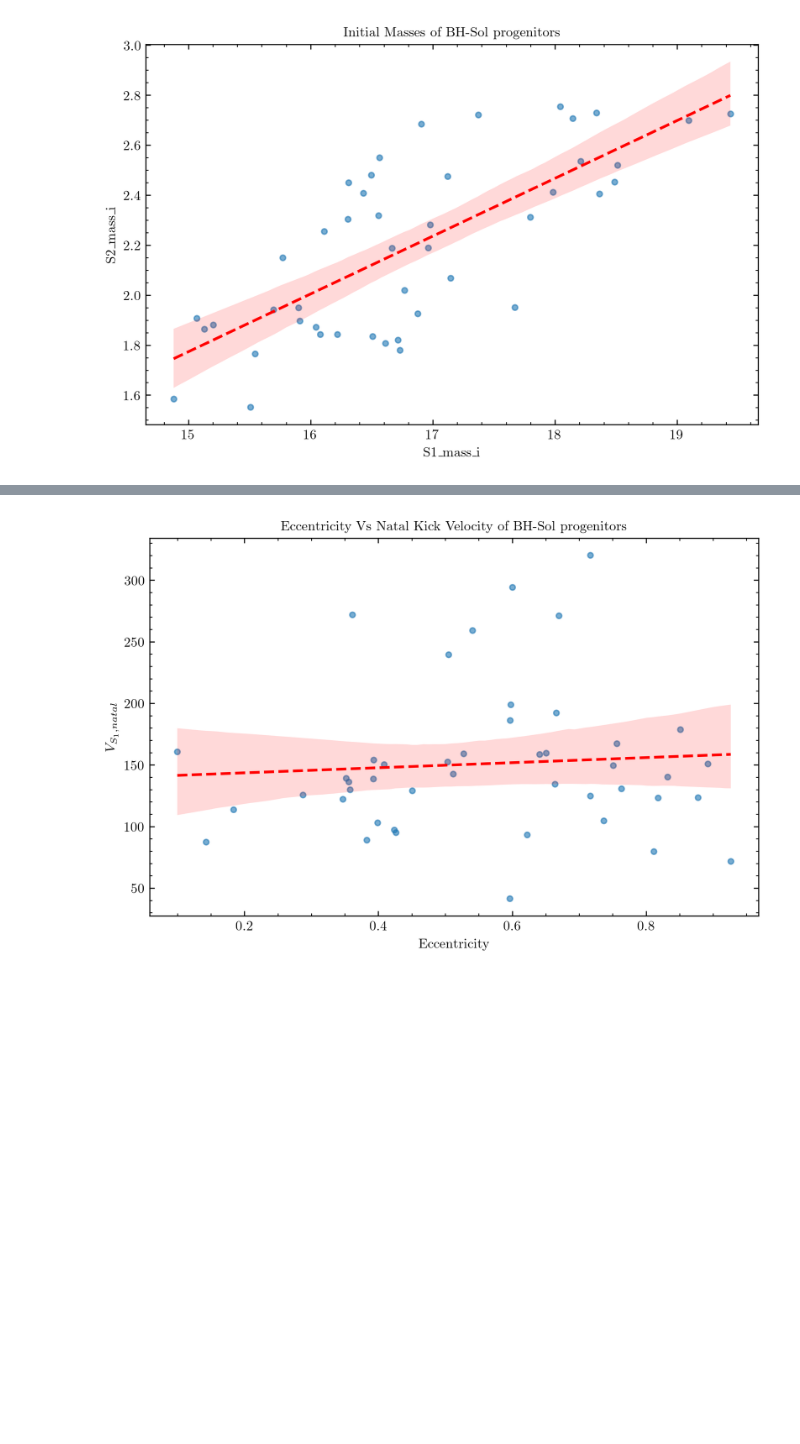
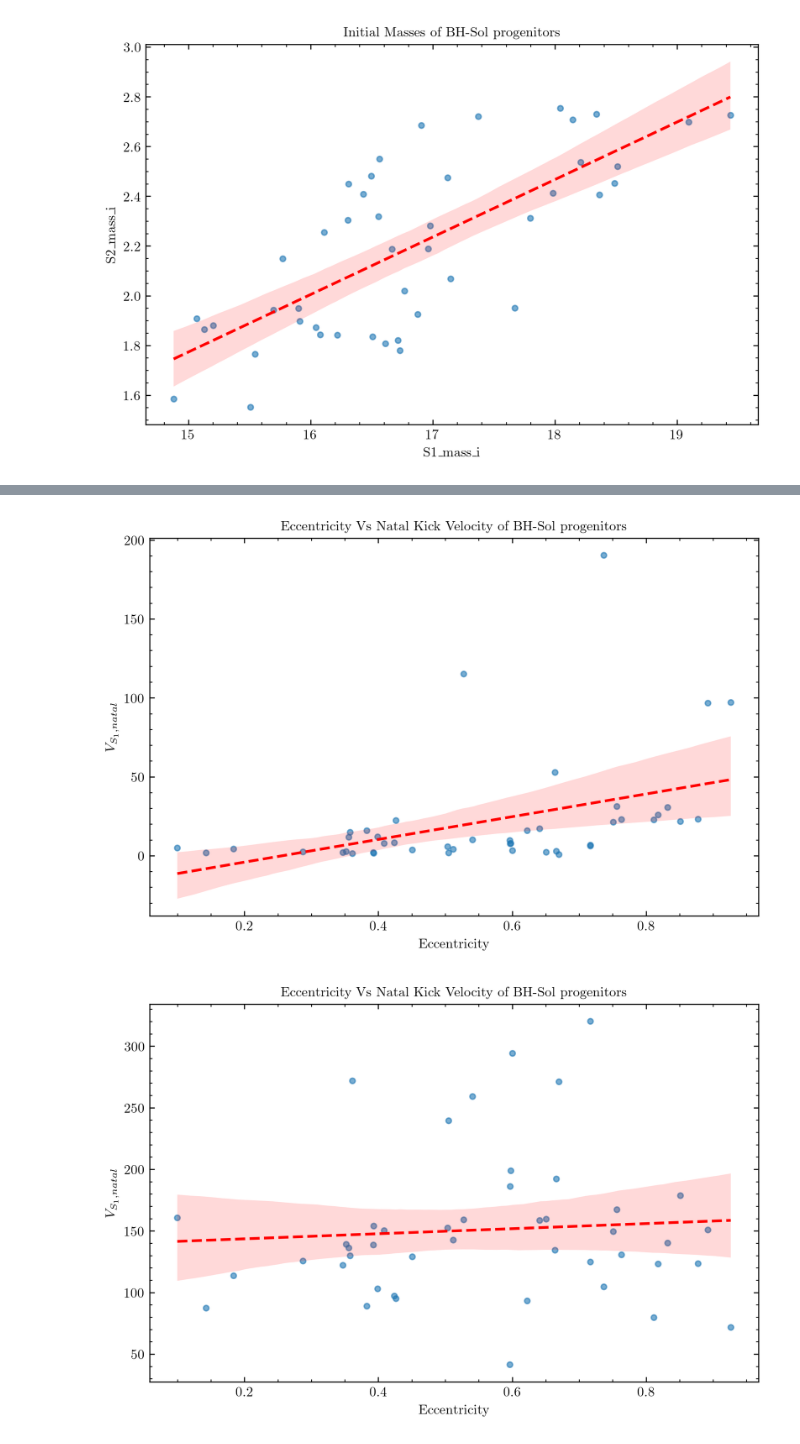
Before and after one commit to PiersonLip/solarBHs, a Jupyter notebook: Notebooks/BHSolGraphin.ipynb, the cells around one changed output, grey strips where cells are left out. Saved outputs shown, nothing was run; the diff lists cells and outputs as text; code cells hidden in the pictures; blank space fills up the shorter version.

```diff
--- a/Notebooks/BHSolGraphin.ipynb
+++ b/Notebooks/BHSolGraphin.ipynb
@@ -474,3 +476,7 @@ xVsY(df = pOneline, xvar= 'S1_mass_i', yvar='S2_mass_i', title='Initial Masses o
+# %%
+xVsY(xvar= bhSolRows['eccentricity'], yvar=bhSolRows['orbital_period'], title='Eccentricity Vs Natal Kick Velocity of BH-Sol progenitors', xLabel='Eccentricity', yLabel=r'$ V_{S_1, natal}$', fit=True, saveFig=False, savePath=graphSave)
+# %% [output]
+[figure, added]
 # %%
 xVsY(xvar= bhSolRows['eccentricity'], yvar=pOneline['S1_natal_kick_velocity'], title='Eccentricity Vs Natal Kick Velocity of BH-Sol progenitors', xLabel='Eccentricity', yLabel=r'$ V_{S_1, natal}$', fit=True, saveFig=True, savePath=graphSave)
 # %% [output]
```
Also changed, not shown: parts of 2 cells of this notebook, 12 other files.
